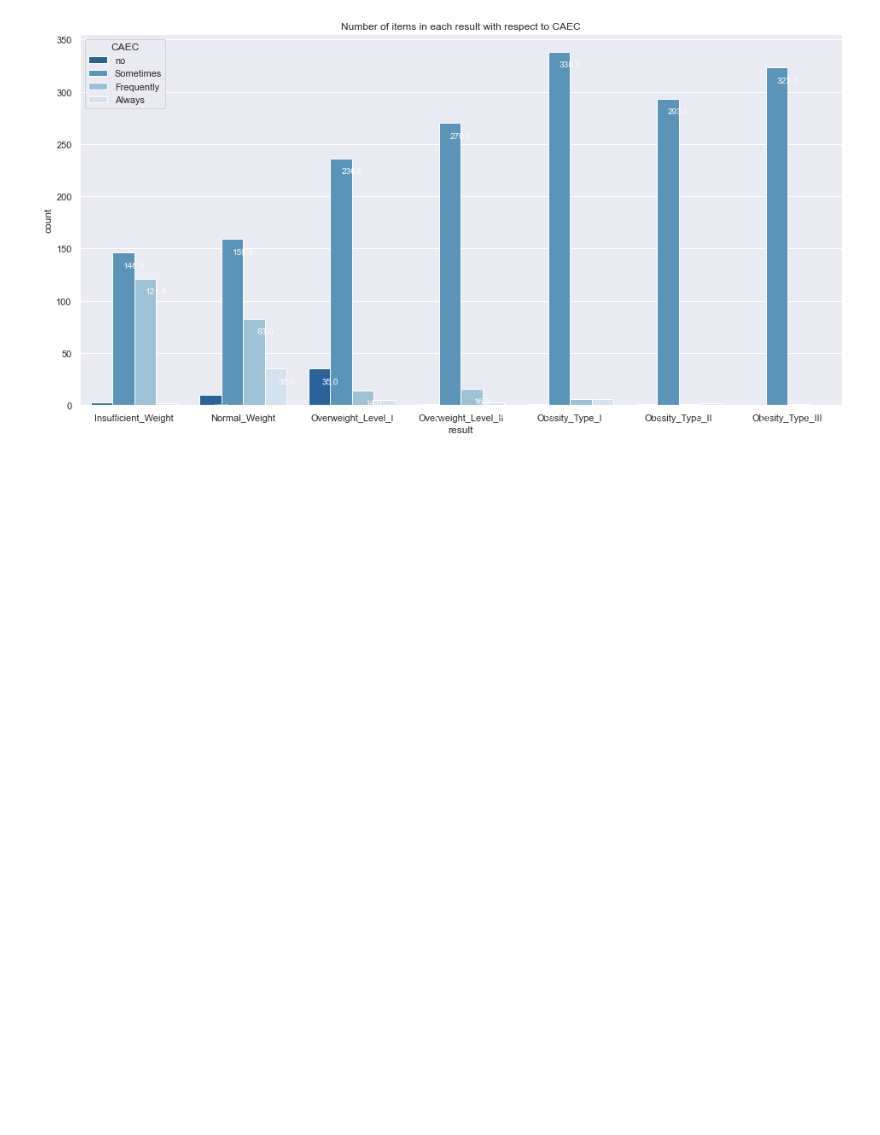
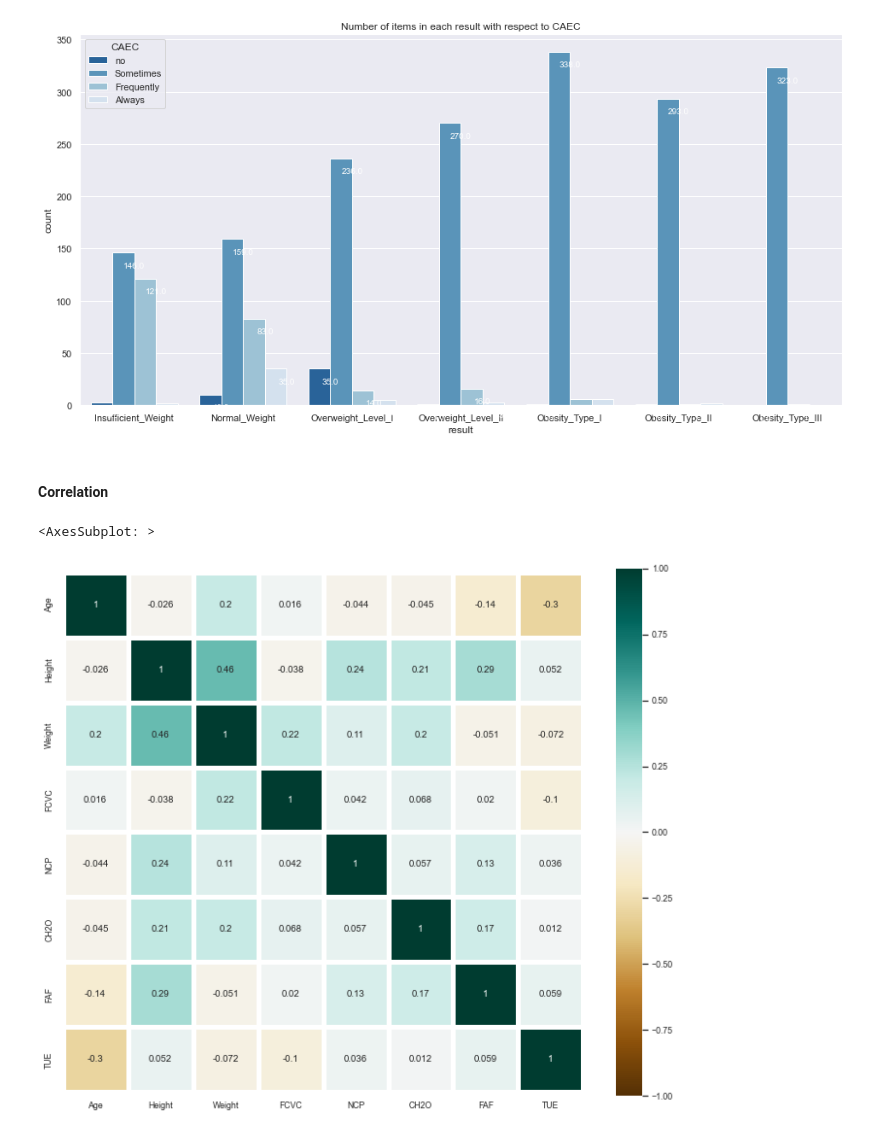
Before and after one commit to SanketAgwl/Obesity-Prediction-Data-Science, a Jupyter notebook: project.ipynb, the cells around one changed output. Drawn from its saved outputs; the diff is of its cells as text; code cells hidden in the pictures; blank space fills up the shorter version.

Commit message:
correlation matrix and project target added

```diff
--- a/project.ipynb
+++ b/project.ipynb
@@ -289,0 +294,9 @@ cross_plot(df, "result", "CAEC", weight_order, hue_order= ["no", "Sometimes", "F
+# %% [markdown]
+#### Correlation
+# %%
+plt.figure(figsize = (12, 10))
+sns.heatmap(df.corr(),annot=True,square=True,center=0,vmin=-1,vmax=1,
+            cmap='BrBG',linewidths=5)
+# %% [output]
+<AxesSubplot: >
+[figure, added]
```
Also changed, not shown: parts of 14 cells of this notebook.
